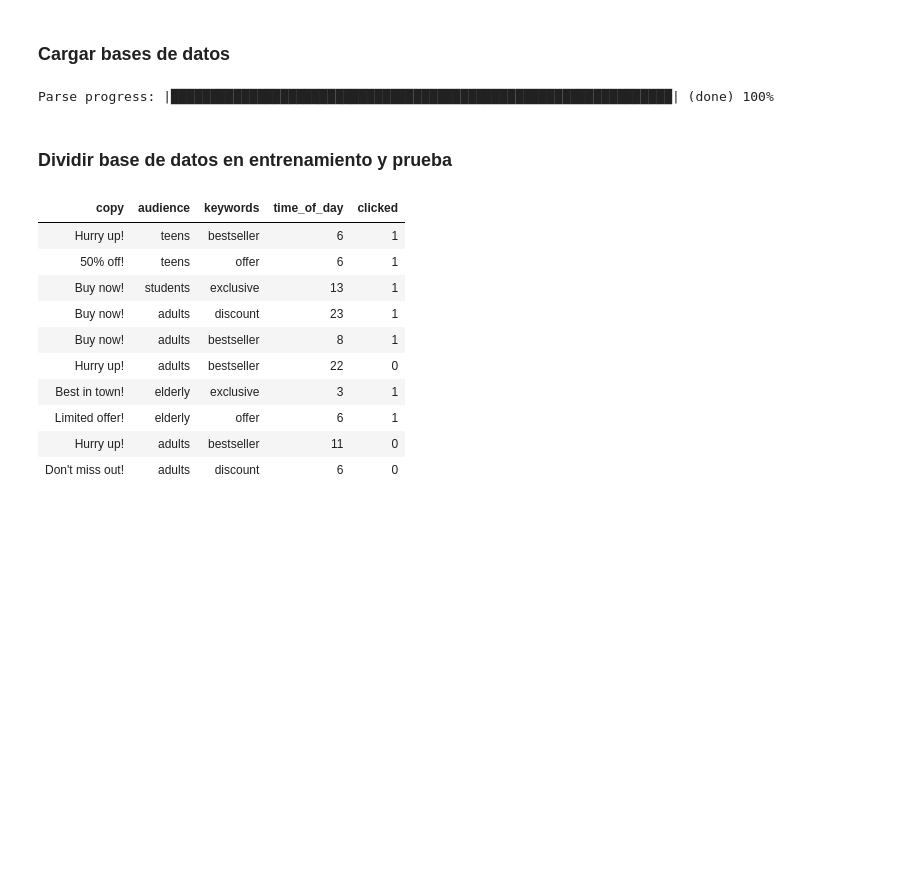
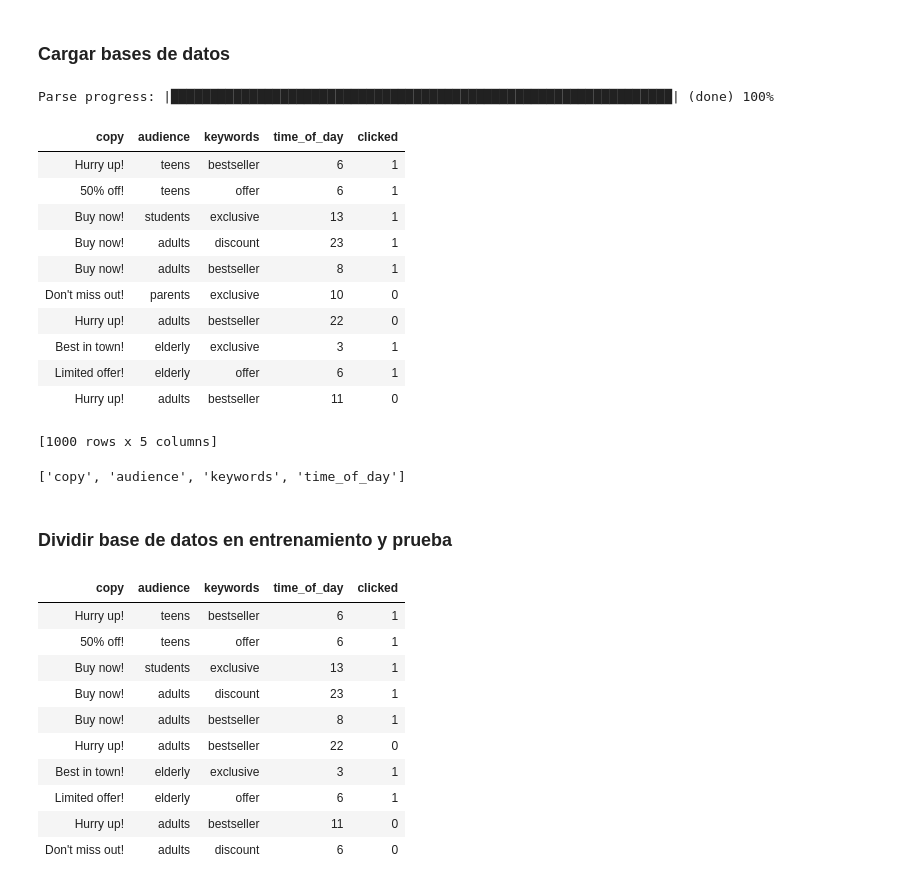
Before and after one commit to dfosorio111/tech_skills, a Jupyter notebook: auxiliar/ml_test.ipynb, the cells around one changed output. Saved outputs shown, nothing was run; the diff lists cells and outputs as text; code cells hidden in the pictures; blank space fills up the shorter version.

```diff
--- a/auxiliar/ml_test.ipynb
+++ b/auxiliar/ml_test.ipynb
@@ -1440,6 +1460,25 @@ y_h2o = "clicked"
 data["clicked"] = data["clicked"].asfactor()
 # %% [output]
 Parse progress: |████████████████████████████████████████████████████████████████| (done) 100%
+# %%
+data
+# %% [output]
+| copy | audience | keywords | time_of_day | clicked |
+| Hurry up! | teens | bestseller | 6 | 1 |
+| 50% off! | teens | offer | 6 | 1 |
+| Buy now! | students | exclusive | 13 | 1 |
+| Buy now! | adults | discount | 23 | 1 |
+| Buy now! | adults | bestseller | 8 | 1 |
+| Don't miss out! | parents | exclusive | 10 | 0 |
+| Hurry up! | adults | bestseller | 22 | 0 |
+| Best in town! | elderly | exclusive | 3 | 1 |
+| Limited offer! | elderly | offer | 6 | 1 |
+| Hurry up! | adults | bestseller | 11 | 0 |
+[1000 rows x 5 columns]
+# %%
+x_h2o
+# %% [output]
+['copy', 'audience', 'keywords', 'time_of_day']
 # %% [markdown]
 ### Dividir base de datos en entrenamiento y prueba
 # %%
```
Also changed, not shown: parts of 8 cells of this notebook, 6 other files.
